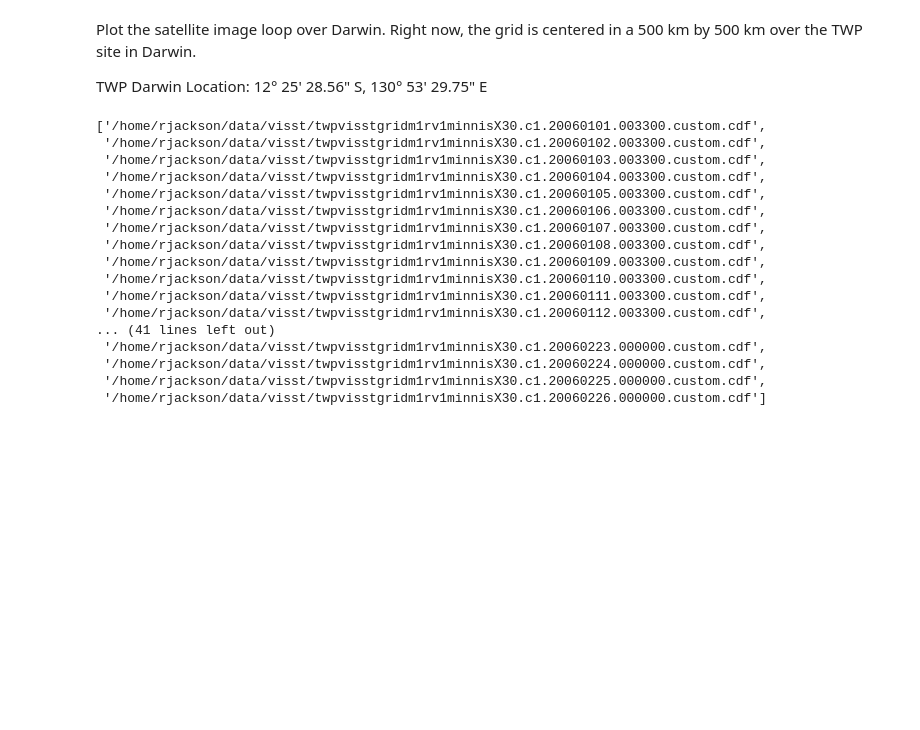
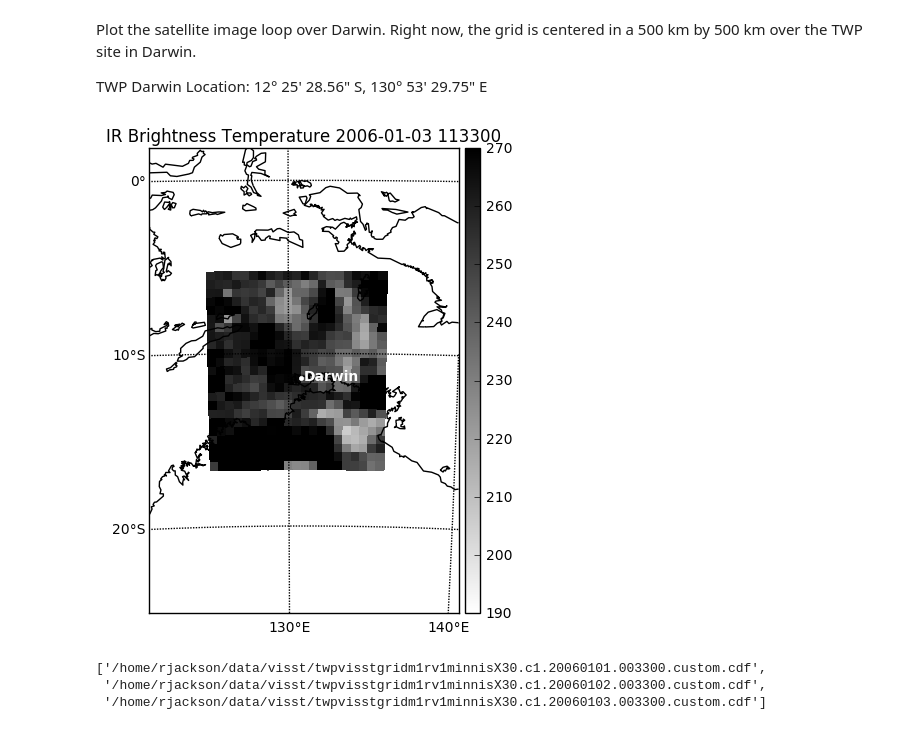
Before and after one commit to rcjackson/cmdv-rrm-anl, a Jupyter notebook: notebooks/VISST_view_brightness_temperature.ipynb, the cells around one changed output. Saved outputs shown, nothing was run; the diff lists cells and outputs as text; code cells hidden in the pictures; blank space fills up the shorter version.

Commit message:
This commit changes the IR brightness temperature code to fix a bug where it was plotting from the same day over and over again.

```diff
--- a/notebooks/VISST_view_brightness_temperature.ipynb
+++ b/notebooks/VISST_view_brightness_temperature.ipynb
@@ -22,19 +22,24 @@ start_hour = 0
 start_minute = 0
 start_second = 0
 
-end_month = 2
-end_day = 28
-end_hour = 23
-end_minute = 59
-end_second = 59
+end_month = 1
+end_day = 3
+end_hour = 12
+end_minute = 00
+end_second = 00
 
 start_time = datetime.datetime(year, start_month, start_day, start_hour, start_minute, start_second)
 end_time = datetime.datetime(year, end_month, end_day, end_hour, end_minute, end_second)
 deltatime = end_time - start_time
 
-print('We are about to load grid files for ' + str(deltatime.days) + ' days')
-days = np.arange(0, deltatime.days-1, 1)
 
+if(deltatime.seconds > 0 or deltatime.minute > 0):
+    no_days = deltatime.days + 1
+else:
+    no_days = deltatime.days
+
+days = np.arange(0, no_days,1)
+print('We are about to load grid files for ' + str(no_days) + ' days')
 data_path = '/home/rjackson/data/visst/'
 
 # Find the list of files for each day
@@ -176,7 +168,7 @@ TWP Darwin Location: 12° 25' 28.56" S, 130° 53' 29.75" E
 # %%
 figure = plt.figure(figsize=(8,6))
 for i in days:
-    cdf_data = Dataset(data_list[0], mode='r')
+    cdf_data = Dataset(file_list[i], mode='r')
 
     # Load lat, lon, and time parameters
     Latitude = cdf_data.variables['latitude']
@@ -197,8 +189,8 @@ for i in days:
     start_secs_after_midnight = start_hour*3600 + start_minute*60 + start_second
     end_secs_after_midnight = end_hour*3600 + end_minute*60 + end_second
     for j in frames:
-        if ((i == len(days)-1 and (Time[j] < start_secs_after_midnight))
-            or (i == 0 and (Time[j] > end_secs_after_midnight))
+        if ((i == len(days)-1 and (Time[j] < end_secs_after_midnight))
+            or (i == 0 and (Time[j] > start_secs_after_midnight))
             or (i > 0 and i < len(days)-1)):
 
             # Set up projection
@@ -219,50 +211,38 @@ for i in days:
             plt.text(darwin_x, darwin_y, 'Darwin', fontweight='bold', color='white')
             plt.plot(darwin_x*0.98, darwin_y*1.01, 'w.')
 
             m.drawparallels(np.arange(-80., 81., 10.), labels=[1,0,0,0], fontsize=10)
             m.drawmeridians(np.arange(-180., 181., 10.), labels=[0,0,0,1], fontsize=10)
             m.drawcoastlines()
             m.drawcountries()
             m.colorbar()
 
             year_str = "%04d" % year
             day_str = "%02d" % time_list[i].month
             month_str = "%02d" % time_list[i].day
             plt.title('IR Brightness Temperature '
                       + str(year)
                       + '-'
                       + str(day_str)
                       + '-'
                       + str(month_str)
                       + ' '
                       + seconds_to_midnight_to_string(Time[index]))
 
             if not os.path.exists('./output_plots'):
                 os.makedirs('./output_plots')
 
             plt.savefig('./output_plots/IRBrightnessTemp'
                         + str(year)
                         + str(day_str)
                         + str(month_str)
                         + seconds_to_midnight_to_string(Time[index])
                         + '.png')
+# %% [output]
+[figure, added]
 # %%
 file_list
 # %% [output]
 ['/home/rjackson/data/visst/twpvisstgridm1rv1minnisX30.c1.20060101.003300.custom.cdf',
  '/home/rjackson/data/visst/twpvisstgridm1rv1minnisX30.c1.20060102.003300.custom.cdf',
- '/home/rjackson/data/visst/twpvisstgridm1rv1minnisX30.c1.20060103.003300.custom.cdf',
- '/home/rjackson/data/visst/twpvisstgridm1rv1minnisX30.c1.20060104.003300.custom.cdf',
- '/home/rjackson/data/visst/twpvisstgridm1rv1minnisX30.c1.20060105.003300.custom.cdf',
- '/home/rjackson/data/visst/twpvisstgridm1rv1minnisX30.c1.20060106.003300.custom.cdf',
- '/home/rjackson/data/visst/twpvisstgridm1rv1minnisX30.c1.20060107.003300.custom.cdf',
- '/home/rjackson/data/visst/twpvisstgridm1rv1minnisX30.c1.20060108.003300.custom.cdf',
- '/home/rjackson/data/visst/twpvisstgridm1rv1minnisX30.c1.20060109.003300.custom.cdf',
- '/home/rjackson/data/visst/twpvisstgridm1rv1minnisX30.c1.20060110.003300.custom.cdf',
- '/home/rjackson/data/visst/twpvisstgridm1rv1minnisX30.c1.20060111.003300.custom.cdf',
- '/home/rjackson/data/visst/twpvisstgridm1rv1minnisX30.c1.20060112.003300.custom.cdf',
-... (41 lines left out)
- '/home/rjackson/data/visst/twpvisstgridm1rv1minnisX30.c1.20060223.000000.custom.cdf',
- '/home/rjackson/data/visst/twpvisstgridm1rv1minnisX30.c1.20060224.000000.custom.cdf',
- '/home/rjackson/data/visst/twpvisstgridm1rv1minnisX30.c1.20060225.000000.custom.cdf',
- '/home/rjackson/data/visst/twpvisstgridm1rv1minnisX30.c1.20060226.000000.custom.cdf']
+ '/home/rjackson/data/visst/twpvisstgridm1rv1minnisX30.c1.20060103.003300.custom.cdf']
```
Also changed, not shown: parts of 1 cell of this notebook.
